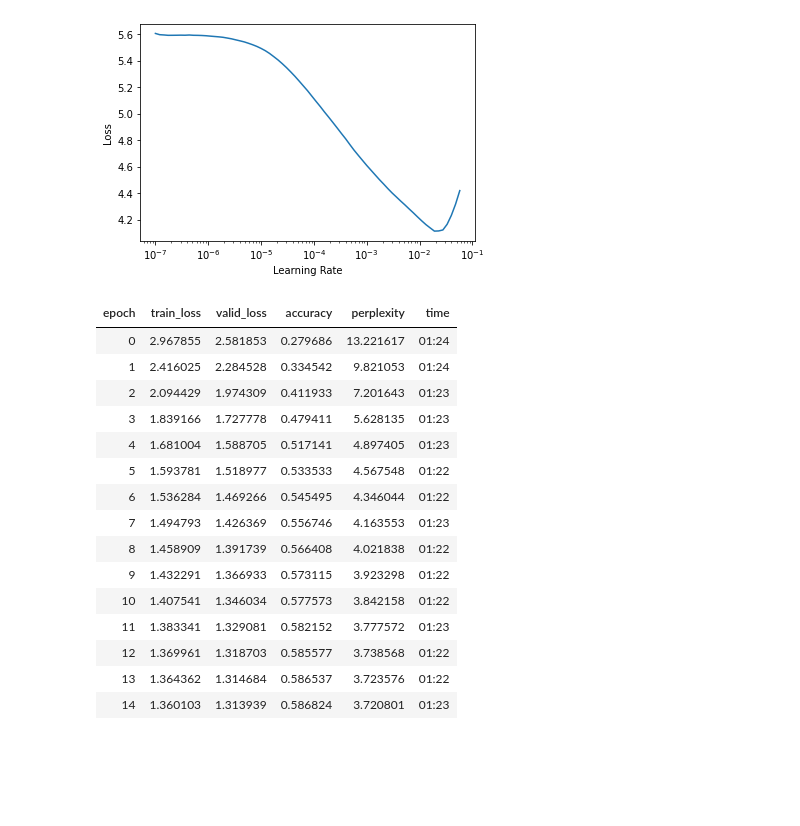
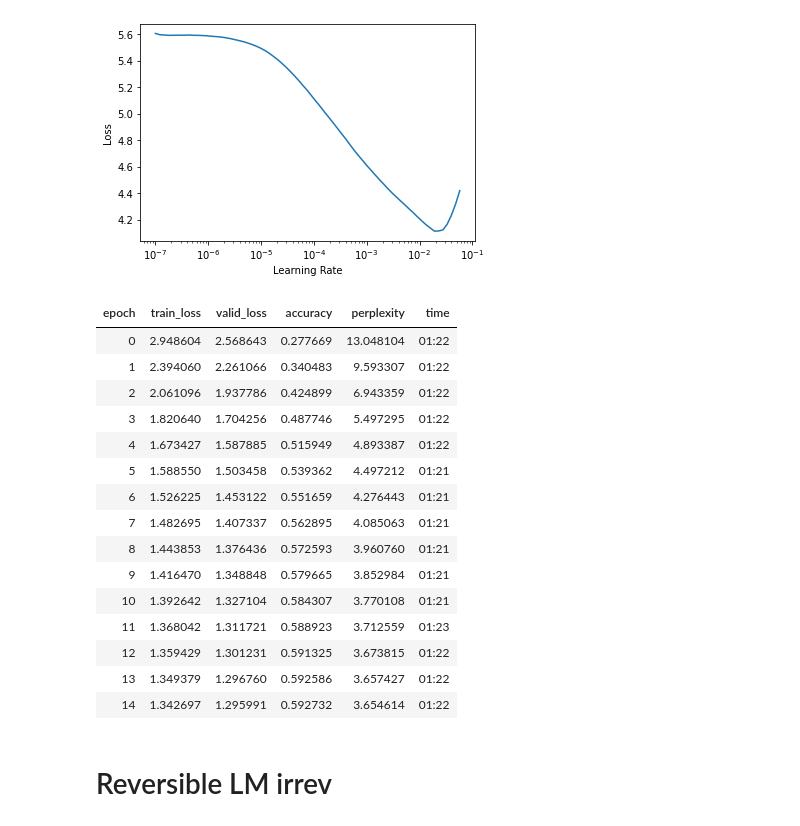
Before and after one commit to arampacha/reformer_fastai, a Jupyter notebook: nbs/exploration/_LM_tests.ipynb, the cells around one changed output. Drawn from its saved outputs; the diff is of its cells as text; code cells hidden in the pictures; blank space fills up the shorter version.

```diff
--- a/nbs/exploration/_LM_tests.ipynb
+++ b/nbs/exploration/_LM_tests.ipynb
@@ -127,8 +78,7 @@ dsets[0]
 # %%
-bs,sl = 32,128
-pad_seq2seq = partial(pad_input, pad_idx=bte.pad_token_id, pad_fields=[0,1])
+bs,sl = 16,512
 
-dls = dsets.dataloaders(bs=bs, seq_len=sl, before_batch=pad_seq2seq)
+dls = dsets.dataloaders(bs=bs, seq_len=sl)
 # %%
 dls.show_batch(max_n=2)
 # %% [output]
@@ -195,9 +234,9 @@ TAGS =['lm','test', 'rev']
 wandb.init(reinit=True, project="reformer-fastai", entity="fastai_community",
            name=WANDB_NAME, group=GROUP, notes=NOTES,  tags=TAGS)
 # %%
-learn = Learner(dls, ReversibleLM(vocab_sz, 512),
-                loss_func=CrossEntropyLossFlat(),
-                metrics=[accuracy, perplexity, bpc],
+learn = Learner(dls, ReversibleLM(vocab_sz, 512, emb_dropout=0., attn_dropout=0., ff_dropout=0.),
+                loss_func=CrossEntropyLossFlat(ignore_index=0),
+                metrics=[accuracy, perplexity],
                 cbs=TerminateOnNaNCallback()).to_fp16()
 # %%
 learn.lr_find()
@@ -206,21 +245,23 @@ learn.lr_find()
 SuggestedLRs(lr_min=0.0019054606556892395, lr_steep=0.0003981071640737355)
 [figure]
 # %%
-learn.fit_one_cycle(15, 5e-4, wd=0.05, cbs=WandbCallback(log_preds=False, log_model=False))
+learn.fit_one_cycle(15, 5e-4, cbs=WandbCallback(log_preds=False, log_model=False))
 # %% [output]
 | epoch | train_loss | valid_loss | accuracy | perplexity | time |
-| 0 | 2.967855 | 2.581853 | 0.279686 | 13.221617 | 01:24 |
-| 1 | 2.416025 | 2.284528 | 0.334542 | 9.821053 | 01:24 |
-| 2 | 2.094429 | 1.974309 | 0.411933 | 7.201643 | 01:23 |
-| 3 | 1.839166 | 1.727778 | 0.479411 | 5.628135 | 01:23 |
-| 4 | 1.681004 | 1.588705 | 0.517141 | 4.897405 | 01:23 |
-| 5 | 1.593781 | 1.518977 | 0.533533 | 4.567548 | 01:22 |
-| 6 | 1.536284 | 1.469266 | 0.545495 | 4.346044 | 01:22 |
-| 7 | 1.494793 | 1.426369 | 0.556746 | 4.163553 | 01:23 |
-| 8 | 1.458909 | 1.391739 | 0.566408 | 4.021838 | 01:22 |
-| 9 | 1.432291 | 1.366933 | 0.573115 | 3.923298 | 01:22 |
-| 10 | 1.407541 | 1.346034 | 0.577573 | 3.842158 | 01:22 |
-| 11 | 1.383341 | 1.329081 | 0.582152 | 3.777572 | 01:23 |
-| 12 | 1.369961 | 1.318703 | 0.585577 | 3.738568 | 01:22 |
-| 13 | 1.364362 | 1.314684 | 0.586537 | 3.723576 | 01:22 |
-| 14 | 1.360103 | 1.313939 | 0.586824 | 3.720801 | 01:23 |
+| 0 | 2.948604 | 2.568643 | 0.277669 | 13.048104 | 01:22 |
+| 1 | 2.394060 | 2.261066 | 0.340483 | 9.593307 | 01:22 |
+| 2 | 2.061096 | 1.937786 | 0.424899 | 6.943359 | 01:22 |
+| 3 | 1.820640 | 1.704256 | 0.487746 | 5.497295 | 01:22 |
+| 4 | 1.673427 | 1.587885 | 0.515949 | 4.893387 | 01:22 |
+| 5 | 1.588550 | 1.503458 | 0.539362 | 4.497212 | 01:21 |
+| 6 | 1.526225 | 1.453122 | 0.551659 | 4.276443 | 01:21 |
+| 7 | 1.482695 | 1.407337 | 0.562895 | 4.085063 | 01:21 |
+| 8 | 1.443853 | 1.376436 | 0.572593 | 3.960760 | 01:21 |
+| 9 | 1.416470 | 1.348848 | 0.579665 | 3.852984 | 01:21 |
+| 10 | 1.392642 | 1.327104 | 0.584307 | 3.770108 | 01:21 |
+| 11 | 1.368042 | 1.311721 | 0.588923 | 3.712559 | 01:23 |
+| 12 | 1.359429 | 1.301231 | 0.591325 | 3.673815 | 01:22 |
+| 13 | 1.349379 | 1.296760 | 0.592586 | 3.657427 | 01:22 |
+| 14 | 1.342697 | 1.295991 | 0.592732 | 3.654614 | 01:22 |
+# %% [markdown]
+# Reversible LM irrev
```
Also changed, not shown: parts of 46 cells of this notebook.
